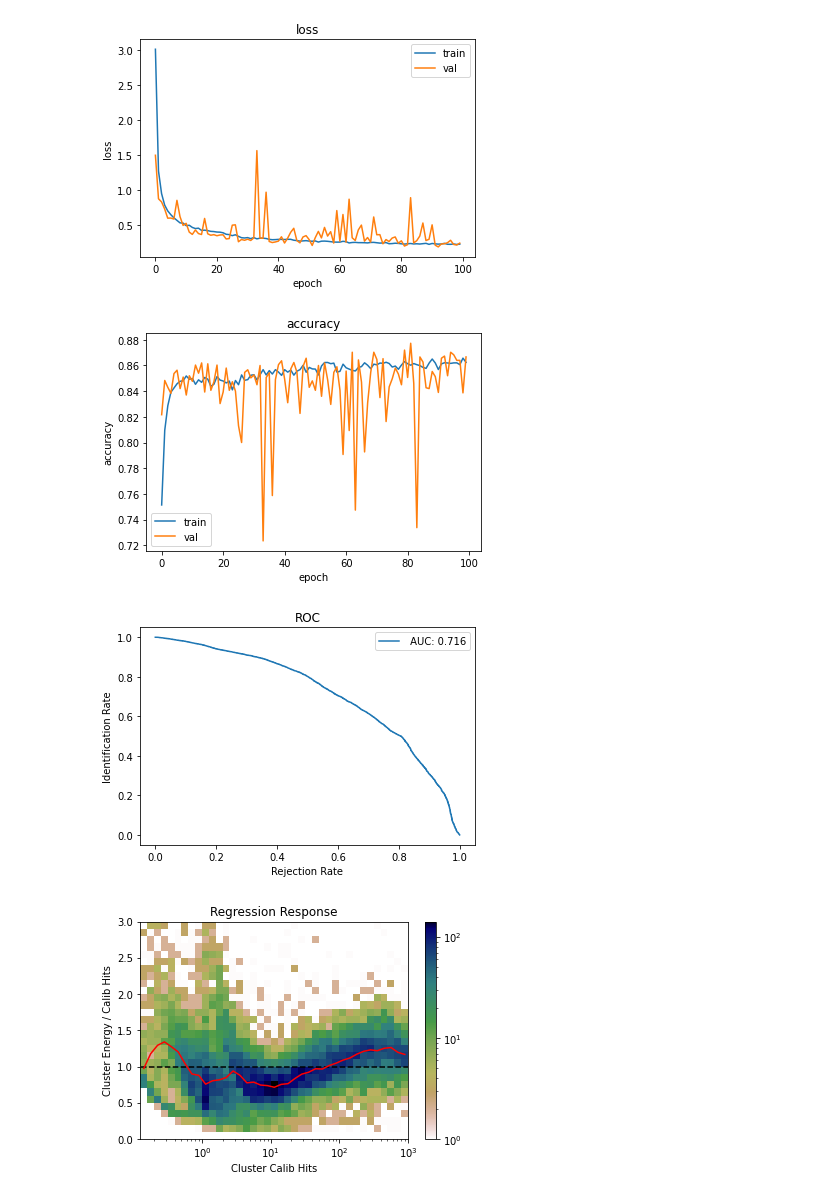
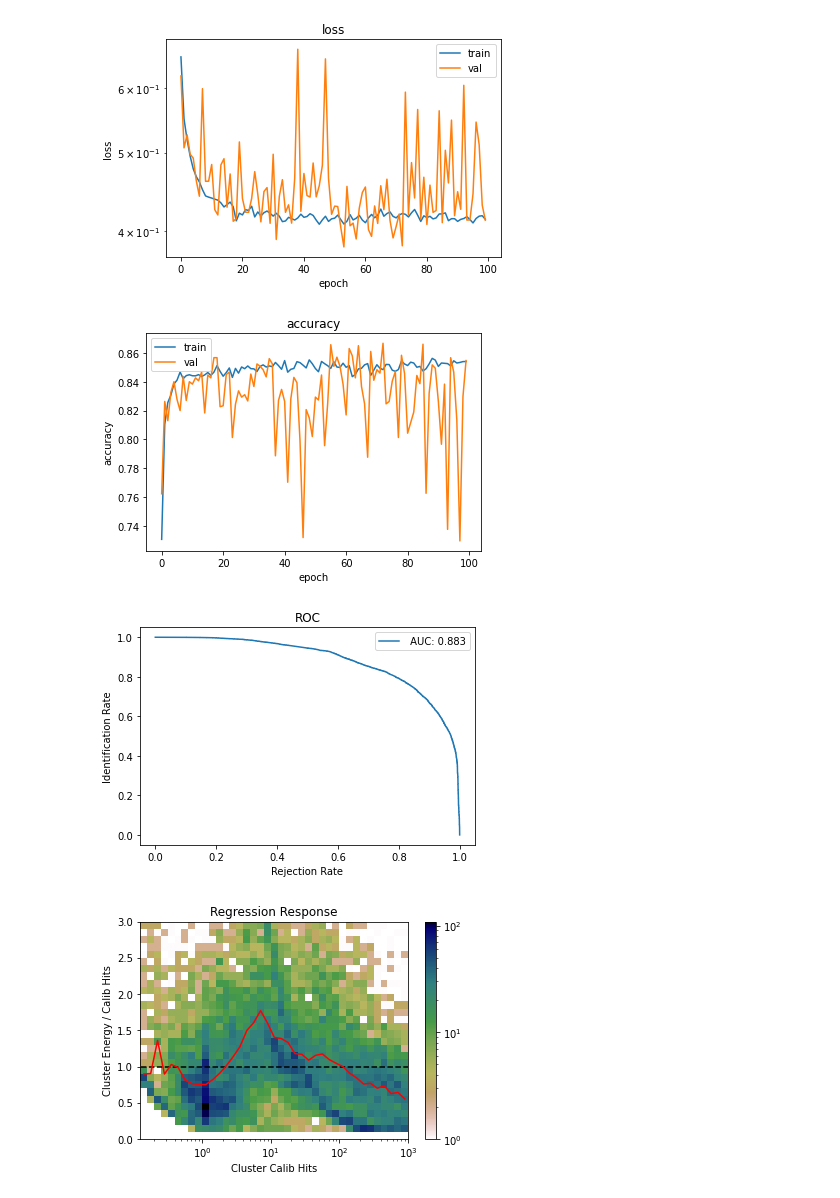
Before and after one commit to joshlerner/triumf-ml, a Jupyter notebook: PionReconstruction/PionTrainingExample.ipynb, the cells around one changed output. Drawn from its saved outputs; the diff is of its cells as text; code cells hidden in the pictures.

Commit message:
classification biased training

```diff
--- a/PionReconstruction/PionTrainingExample.ipynb
+++ b/PionReconstruction/PionTrainingExample.ipynb
@@ -30,5 +30,5 @@ out_path = '/fast_scratch_1/jlerner/data/'
 # %%
 
 K.clear_session()
-model = GarNetModel(alpha=0.01)
+model = GarNetModel(alpha=0.99)
 # %% [output]
@@ -136,26 +136,26 @@ WARNING:absl:Found untraced functions such as FLR_layer_call_and_return_conditio
 INFO:tensorflow:Assets written to: /fast_scratch_1/jlerner/data/models/GarNet/assets
 INFO:tensorflow:Assets written to: /fast_scratch_1/jlerner/data/models/GarNet/assets
 # %%
-loss_curve = Plotter(training, history=history, metric='loss')
+loss_curve = Plotter(training, history=history, metric='loss', scale='log')
 loss_curve.show()
 # %% [output]
-[figure, old version]
+[figure, new version]
 # %%
 accuracy_curve = Plotter(training, history=history, metric='accuracy')
 accuracy_curve.show()
 # %% [output]
-[figure, old version]
+[figure, new version]
 # %%
 x, y = next(test_generator.generator())
 # %%
 ROC = Plotter(roc, pred=model.predict(x)[:,0], target=y[:,0])
 ROC.show()
 # %% [output]
-[figure, old version]
+[figure, new version]
 # %%
 reg = Plotter(regResponse,
               pred=model.predict(x)[:,-1],
               target=y[:,-1])
 reg.show()
 # %% [output]
-[figure, old version]
+[figure, new version]
```
Also changed, not shown: parts of 2 cells of this notebook.
